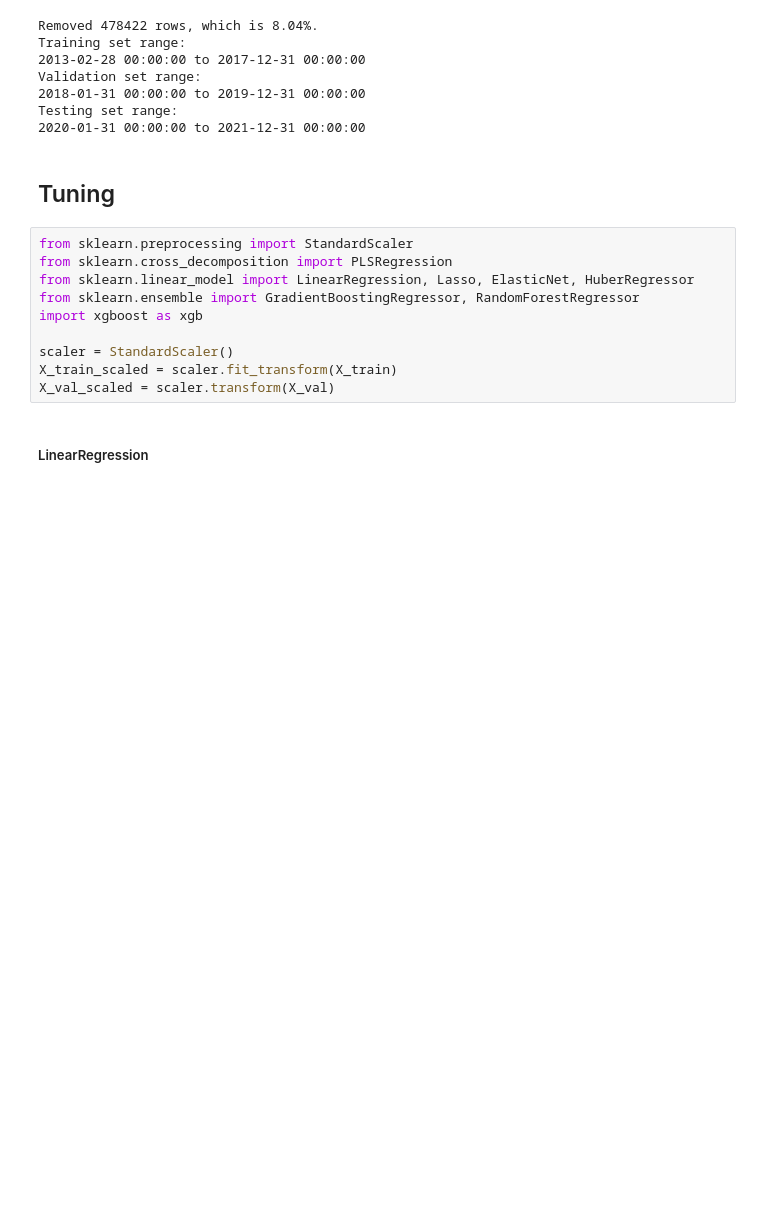
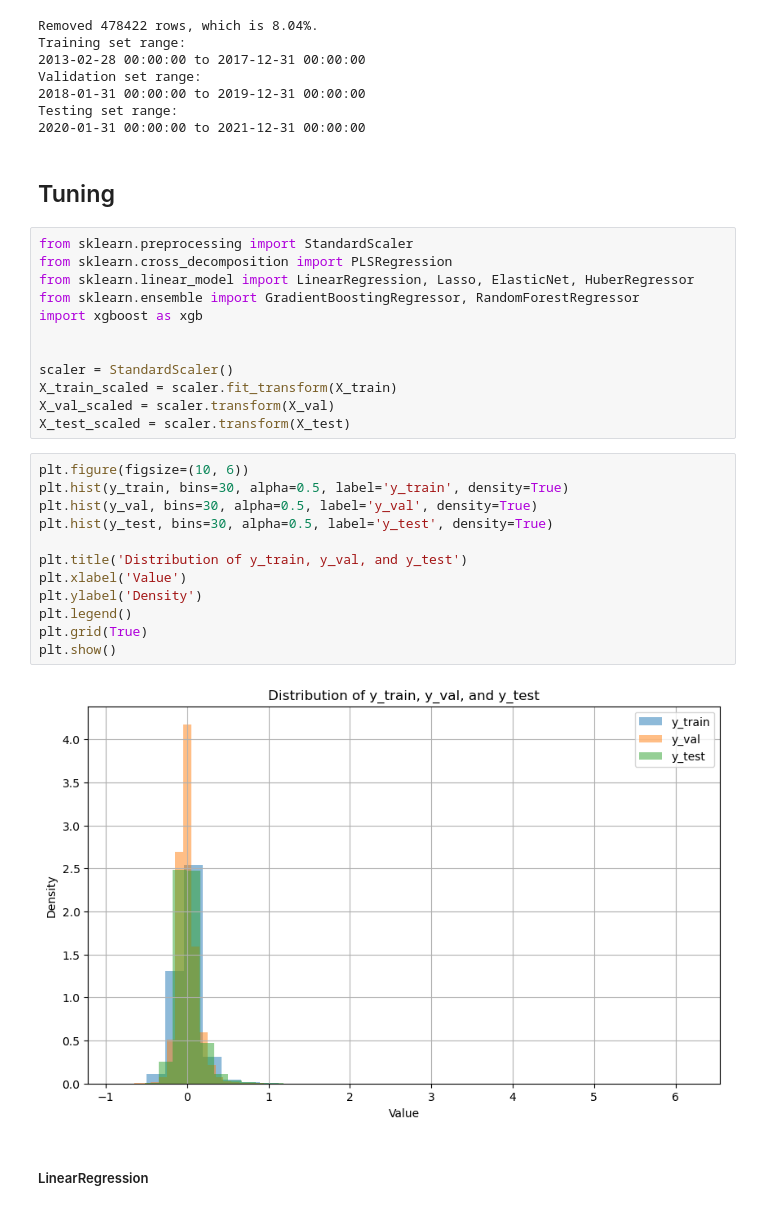
Before and after one commit to howie-zeng/Chinese-Stock-Market-Analysis--Long-Term-Trends, a Jupyter notebook: test.ipynb, the cells around one changed output. Saved outputs shown, nothing was run; the diff lists cells and outputs as text; blank space fills up the shorter version.

```diff
--- a/test.ipynb
+++ b/test.ipynb
@@ -213,9 +217,25 @@ from sklearn.linear_model import LinearRegression, Lasso, ElasticNet, HuberRegre
 from sklearn.ensemble import GradientBoostingRegressor, RandomForestRegressor
 import xgboost as xgb
 
+
 scaler = StandardScaler()
 X_train_scaled = scaler.fit_transform(X_train)
 X_val_scaled = scaler.transform(X_val)
+X_test_scaled = scaler.transform(X_test)
+# %%
+plt.figure(figsize=(10, 6))
+plt.hist(y_train, bins=30, alpha=0.5, label='y_train', density=True)
+plt.hist(y_val, bins=30, alpha=0.5, label='y_val', density=True)
+plt.hist(y_test, bins=30, alpha=0.5, label='y_test', density=True)
+
+plt.title('Distribution of y_train, y_val, and y_test')
+plt.xlabel('Value')
+plt.ylabel('Density')
+plt.legend()
+plt.grid(True)
+plt.show()
+# %% [output]
+[figure, added]
 # %% [markdown]
 ##### LinearRegression
 # %%
```
Also changed, not shown: parts of 25 cells of this notebook, 7 other files.
